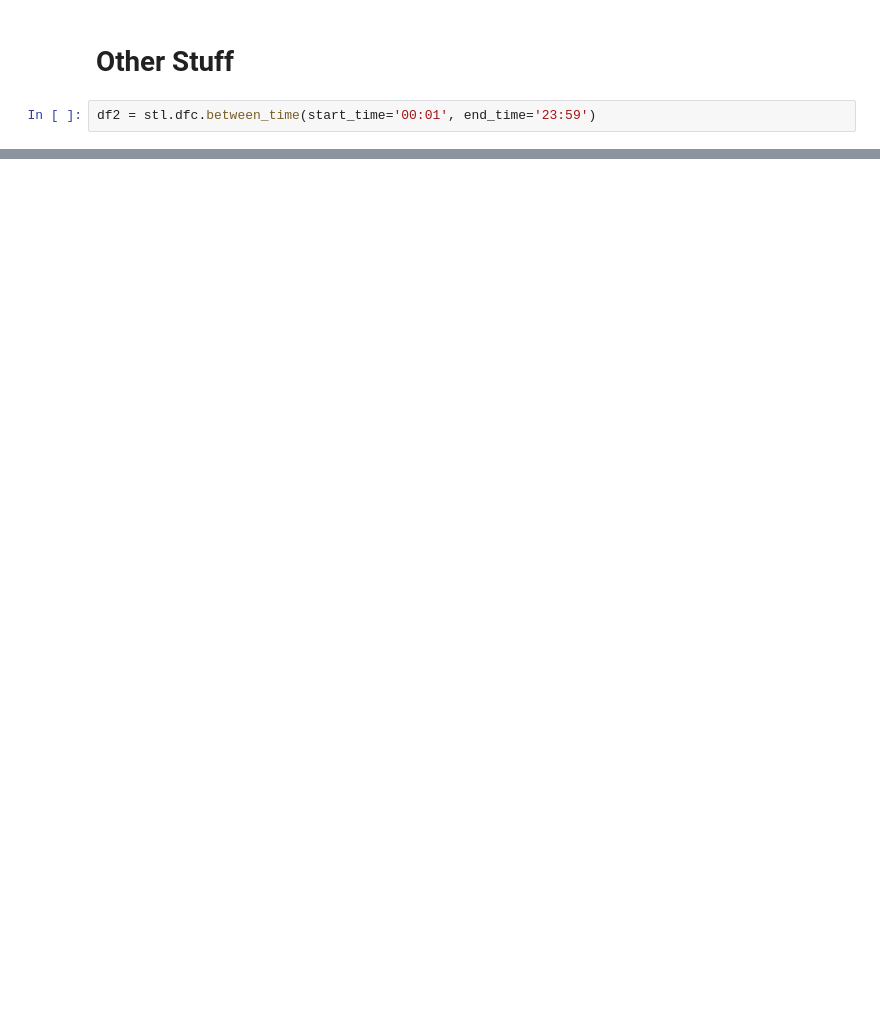
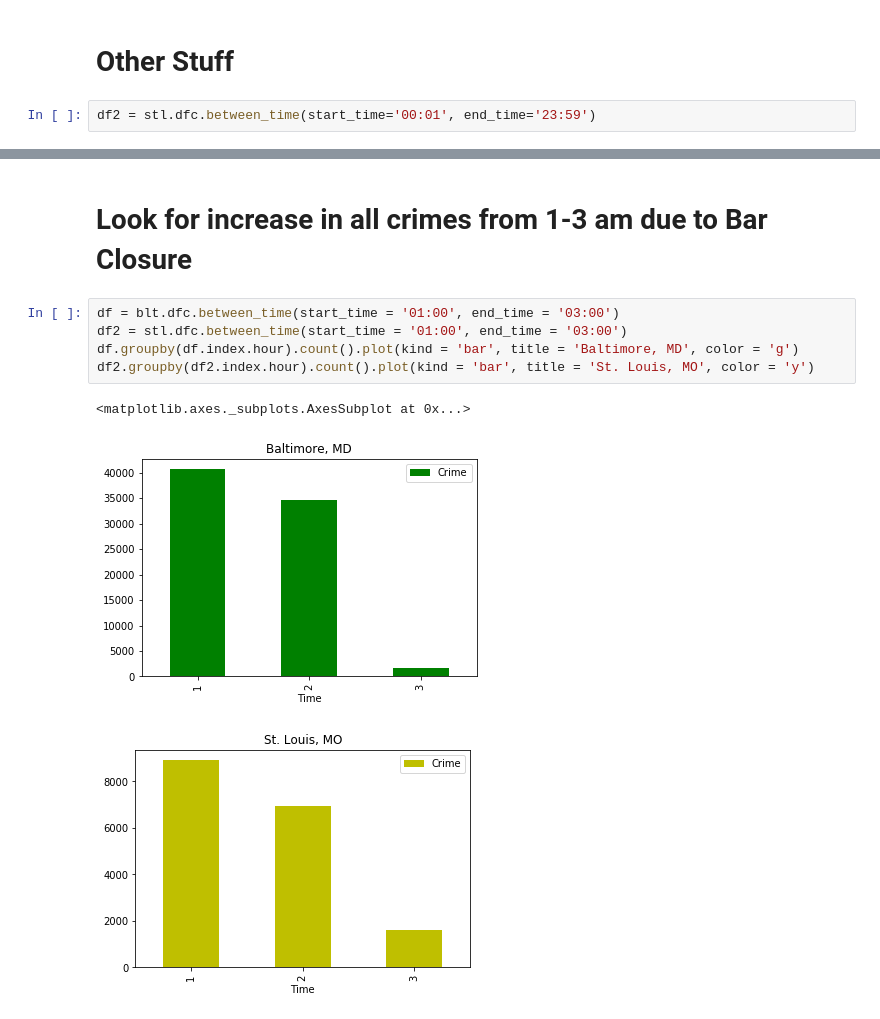
Before and after one commit to alanjeanpierre/crime-weather-exploration, a Jupyter notebook: ipynb/project.ipynb, the cells around one changed output, grey strips where cells are left out. Cells and saved outputs as stored; diff of their text form; blank space fills up the shorter version.

```diff
--- a/ipynb/project.ipynb
+++ b/ipynb/project.ipynb
@@ -221,0 +283,11 @@ plt.show()
+# %% [markdown]
+# Look for increase in all crimes from 1-3 am due to Bar Closure
+# %%
+df = blt.dfc.between_time(start_time = '01:00', end_time = '03:00')
+df2 = stl.dfc.between_time(start_time = '01:00', end_time = '03:00')
+df.groupby(df.index.hour).count().plot(kind = 'bar', title = 'Baltimore, MD', color = 'g')
+df2.groupby(df2.index.hour).count().plot(kind = 'bar', title = 'St. Louis, MO', color = 'y')
+# %% [output]
+<matplotlib.axes._subplots.AxesSubplot at 0x...>
+[figure, added]
+[figure, added]
```
Also changed, not shown: parts of 16 cells of this notebook.
